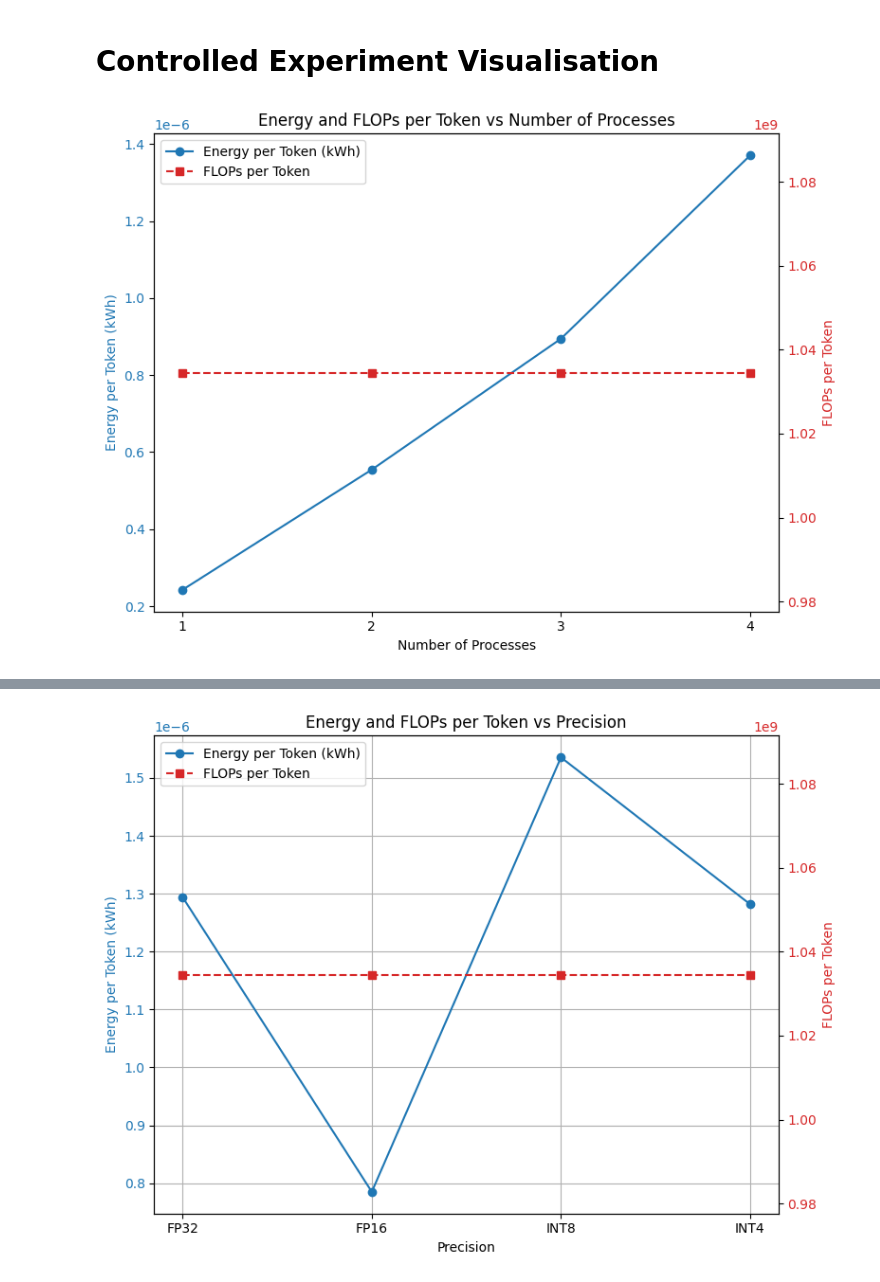
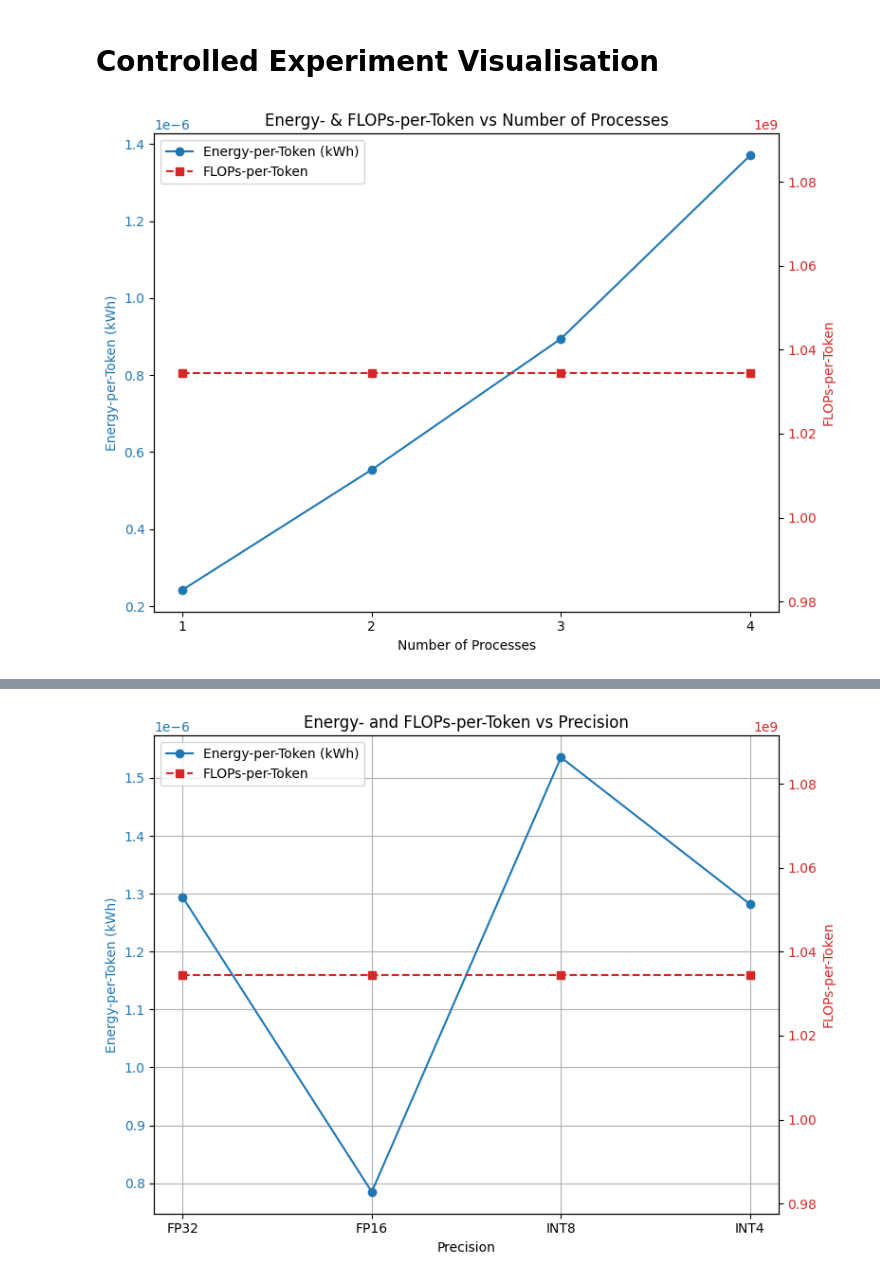
Before and after one commit to henrycgbaker/thesis_analysis, a Jupyter notebook: analysis_controlled_exp.ipynb, the cells around one changed output, grey strips where cells are left out. Cells and saved outputs as stored; diff of their text form; code cells hidden in the pictures.

```diff
--- a/analysis_controlled_exp.ipynb
+++ b/analysis_controlled_exp.ipynb
@@ -10,6 +14,6 @@ pd.set_option('display.max_rows', None)
 # %% [markdown]
 # Data Loading & Cleaning
 # %%
-%run scripts/a_data_loading_cleaning.py
-df = df_controlled_cleaned_dropped_2
+csv_path = "results/controlled_results.csv"
+df = run_load_clean_diagnose_data(csv_path)
 # %% [output]
@@ -144,38 +101,38 @@ import matplotlib.pyplot as plt
 # Use the 'num_processes' subset for plotting.
 num_proc_df = dfs['num_processes'].copy()
 
 # Ensure num_processes is an integer for plotting
 num_proc_df['num_processes'] = num_proc_df['num_processes'].astype(int)
 
 # Create the figure and primary axis
 fig, ax1 = plt.subplots(figsize=(8, 6))
 
-# Plot Energy per Token on the left y-axis
+# Plot Energy-per-Token on the left y-axis
 color_energy = 'tab:blue'
 ax1.set_xlabel('Number of Processes')
-ax1.set_ylabel('Energy per Token (kWh)', color=color_energy)
+ax1.set_ylabel('Energy-per-Token (kWh)', color=color_energy)
 ax1.plot(num_proc_df['num_processes'], num_proc_df['energy_per_token_kwh'],
-         marker='o', linestyle='-', color=color_energy, label='Energy per Token (kWh)')
+         marker='o', linestyle='-', color=color_energy, label='Energy-per-Token (kWh)')
 ax1.tick_params(axis='y', labelcolor=color_energy)
 ax1.set_xticks(sorted(num_proc_df['num_processes'].unique()))
 
-# Create a secondary axis for FLOPs per Token
+# Create a secondary axis for FLOPs-per-Token
 ax2 = ax1.twinx()
 color_flops = 'tab:red'
-ax2.set_ylabel('FLOPs per Token', color=color_flops)
+ax2.set_ylabel('FLOPs-per-Token', color=color_flops)
 ax2.plot(num_proc_df['num_processes'], num_proc_df['flops_per_token'],
-         marker='s', linestyle='--', color=color_flops, label='FLOPs per Token')
+         marker='s', linestyle='--', color=color_flops, label='FLOPs-per-Token')
 ax2.tick_params(axis='y', labelcolor=color_flops)
 
 # Create a combined legend
 lines1, labels1 = ax1.get_legend_handles_labels()
 lines2, labels2 = ax2.get_legend_handles_labels()
 ax1.legend(lines1 + lines2, labels1 + labels2, loc='best')
 
 # Add a title
-plt.title('Energy and FLOPs per Token vs Number of Processes')
+plt.title('Energy- & FLOPs-per-Token vs Number of Processes')
 
 fig.tight_layout()
 plt.show()
 # %% [output]
-[figure, old version]
+[figure, new version]
```
Also changed, not shown: parts of 15 cells of this notebook, 6 other files.
